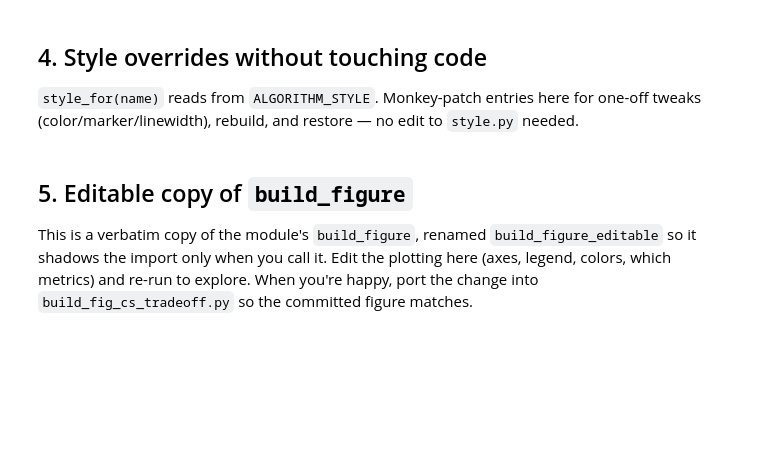
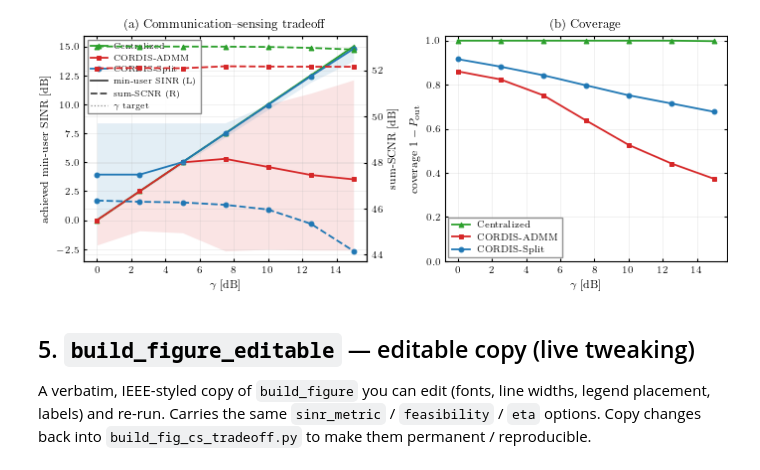
Before and after one commit to LS-Wireless/CORDIS, a Jupyter notebook: paper/figure_src/fig_cs_tradeoff/fig_cs_tradeoff.ipynb, the cells around one changed output. Saved outputs shown, nothing was run; the diff lists cells and outputs as text; code cells hidden in the pictures; blank space fills up the shorter version.

```diff
--- a/paper/figure_src/fig_cs_tradeoff/fig_cs_tradeoff.ipynb
+++ b/paper/figure_src/fig_cs_tradeoff/fig_cs_tradeoff.ipynb
@@ -34,7 +40,5 @@ Auto-discovers the newest `results/exp_gamma_sweep/` run; set `RESULT_DIR` to pi
 # %%
-RESULT_DIR = None   # e.g. 'results/exp_gamma_sweep/20260602_xxxx' or an array_*_aggregated dir
-
-result, rdir = B.load_sweep(Path(RESULT_DIR) if RESULT_DIR else None)
-print('result dir :', rdir)
-print('gamma pts  :', sorted(float(g) for g in result.sweep_results.keys()))
-print('algorithms :', sorted({n for sr in result.sweep_results.values() for n in sr.algorithm_results}))
+RESULT_DIR = None   # e.g. 'results/exp_gamma_sweep/20260601_120000'
+result, result_dir = B.load_sweep(Path(RESULT_DIR) if RESULT_DIR else None)
+print('run:', result_dir)
+print('γ grid:', sorted(float(g) for g in result.sweep_results.keys()))
@@ -50,0 +50,8 @@ B._print_summary(names_data)
+# %%
+SINR_METRIC      = 'min'     # 'min' (worst-user) or 'mean' (across users)
+FEASIBILITY      = 'outage'  # 'served' (moderate) | 'outage' (moderate) | 'strict'
+ETA              = 0.9       # coverage fraction η for 'served'
+ONLY             = list(B.PREFERRED)
+SCNR_CONDITIONAL = True      # SCNR over served/feasible trials (False -> all trials)
+SHOW_SINR_BAND   = True      # IQR band on panel (a)
+FEAS_PERCENT     = False     # region rate as % instead of [0,1]
@@ -51,9 +82,10 @@ B._print_summary(names_data)
 # %%
-fig = B.build_figure(result, only=ONLY, scnr_conditional=True,
-                     show_sinr_band=True, feas_as_percent=False, use_tex=USE_TEX)
+fig = B.build_figure(result, only=ONLY,
+                     scnr_conditional=SCNR_CONDITIONAL,
+                     show_sinr_band=SHOW_SINR_BAND,
+                     feas_as_percent=FEAS_PERCENT,
+                     sinr_metric=SINR_METRIC, feasibility=FEASIBILITY,
+                     eta=ETA, use_tex=USE_TEX)
 plt.show()
+# %% [output]
+[figure, added]
-# %% [markdown]
-## 4. Style overrides without touching code
-
-`style_for(name)` reads from `ALGORITHM_STYLE`. Monkey-patch entries here for one-off
-tweaks (color/marker/linewidth), rebuild, and restore — no edit to `style.py` needed.
@@ -75,7 +92,7 @@ ALGORITHM_STYLE.clear(); ALGORITHM_STYLE.update(_orig)   # restore
-# %% [markdown]
-## 5. Editable copy of `build_figure`
-
-This is a verbatim copy of the module's `build_figure`, renamed `build_figure_editable`
-so it shadows the import only when you call it. Edit the plotting here (axes, legend,
-colors, which metrics) and re-run to explore. When you're happy, port the change into
-`build_fig_cs_tradeoff.py` so the committed figure matches.
+# %% [markdown]
+## 5. `build_figure_editable` — editable copy (live tweaking)
+
+A verbatim, IEEE-styled copy of `build_figure` you can edit (fonts, line widths,
+legend placement, labels) and re-run. Carries the same `sinr_metric` / `feasibility`
+/ `eta` options. Copy changes back into `build_fig_cs_tradeoff.py` to make them
+permanent / reproducible.
```
Also changed, not shown: parts of 21 cells of this notebook, 17 other files.
